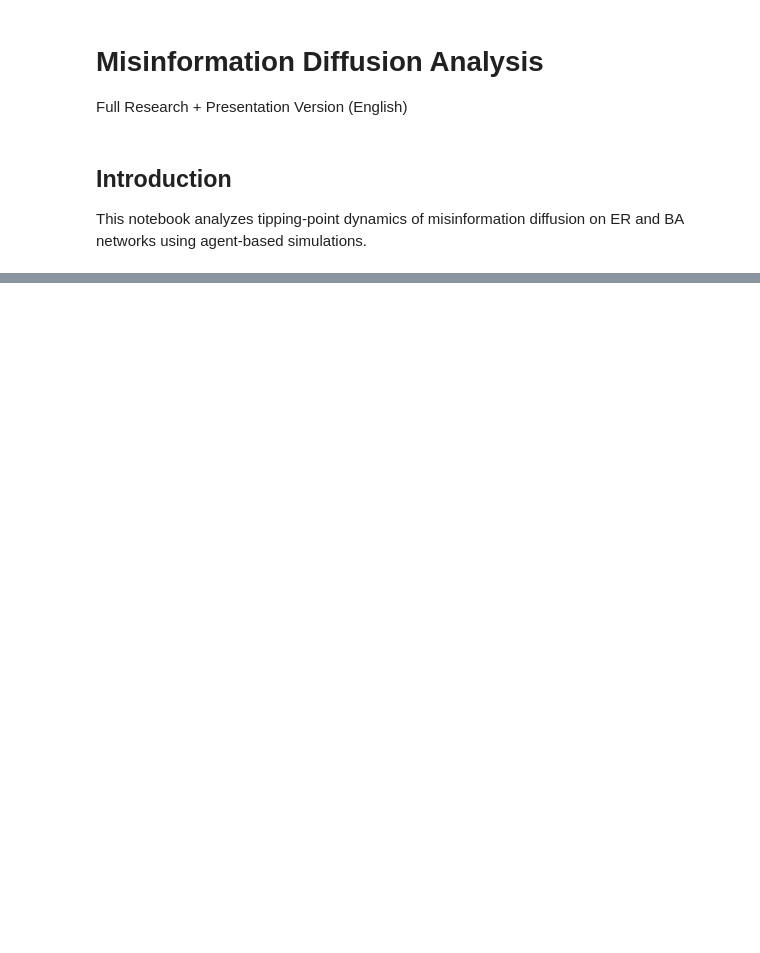
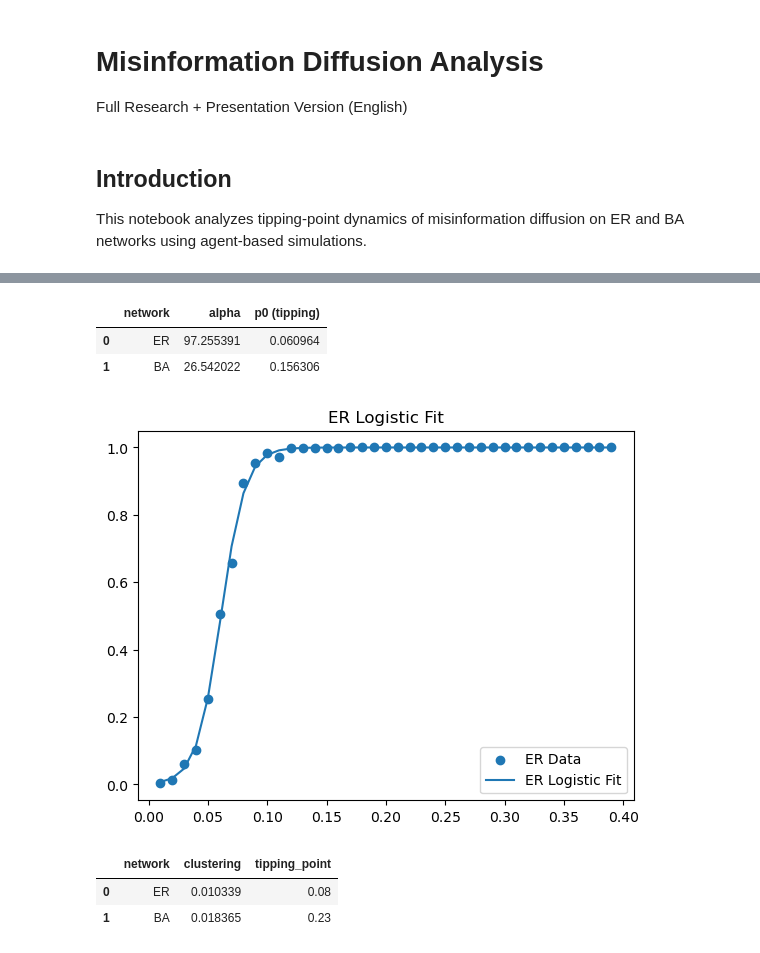
Before and after one commit to kechavious/misinfomation, a Jupyter notebook: misinformation_analysis.ipynb, the cells around one changed output, grey strips where cells are left out. Saved outputs shown, nothing was run; the diff lists cells and outputs as text; code cells hidden in the pictures; blank space fills up the shorter version.

```diff
--- a/misinformation_analysis.ipynb
+++ b/misinformation_analysis.ipynb
@@ -56 +49,6 @@ plt.show()
+# %%
+def fit_logistic(p_values, adoption_rates):
+    params, _ = curve_fit(logistic, p_values, adoption_rates, p0=[10, 0.2])
+    alpha, p0 = params
+    return alpha, p0
 # %%
@@ -136,0 +121,41 @@ df_ba
+# %%
+alpha_er, p0_er = fit_logistic(p_values, A_er)
+alpha_ba, p0_ba = fit_logistic(p_values, A_ba)
+
+df_logistic = pd.DataFrame({
+    "network": ["ER", "BA"],
+    "alpha": [alpha_er, alpha_ba],
+    "p0 (tipping)": [p0_er, p0_ba]
+})
+
+df_logistic.to_csv("results/csv/logistic_fit_parameters.csv", index=False)
+df_logistic
+# %% [output]
+|  | network | alpha | p0 (tipping) |
+| 0 | ER | 97.255391 | 0.060964 |
+| 1 | BA | 26.542022 | 0.156306 |
+# %%
+plt.figure()
+plt.scatter(p_values, A_er, label="ER Data")
+plt.plot(p_values, logistic(np.array(p_values), alpha_er, p0_er), label="ER Logistic Fit")
+plt.legend()
+plt.title("ER Logistic Fit")
+plt.savefig("results/plots/er_logistic_fit.png", dpi=300)
+plt.show()
+# %% [output]
+[figure, added]
+# %%
+C_er, tip_er = clustering_vs_tipping(ER, p_values)
+C_ba, tip_ba = clustering_vs_tipping(BA, p_values)
+
+df_cluster = pd.DataFrame({
+    "network": ["ER", "BA"],
+    "clustering": [C_er, C_ba],
+    "tipping_point": [tip_er, tip_ba]
+})
+df_cluster.to_csv("results/csv/clustering_vs_tipping.csv", index=False)
+df_cluster
+# %% [output]
+|  | network | clustering | tipping_point |
+| 0 | ER | 0.010339 | 0.08 |
+| 1 | BA | 0.018365 | 0.23 |
```
Also changed, not shown: parts of 14 cells of this notebook, 10 other files.
